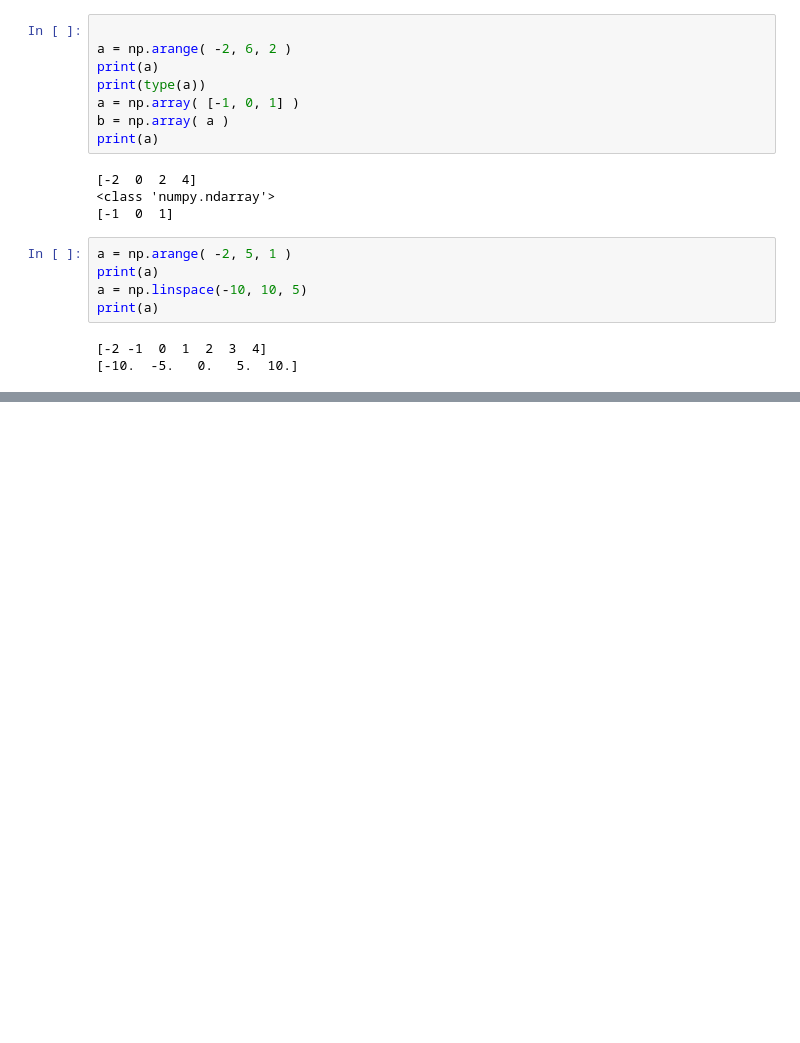
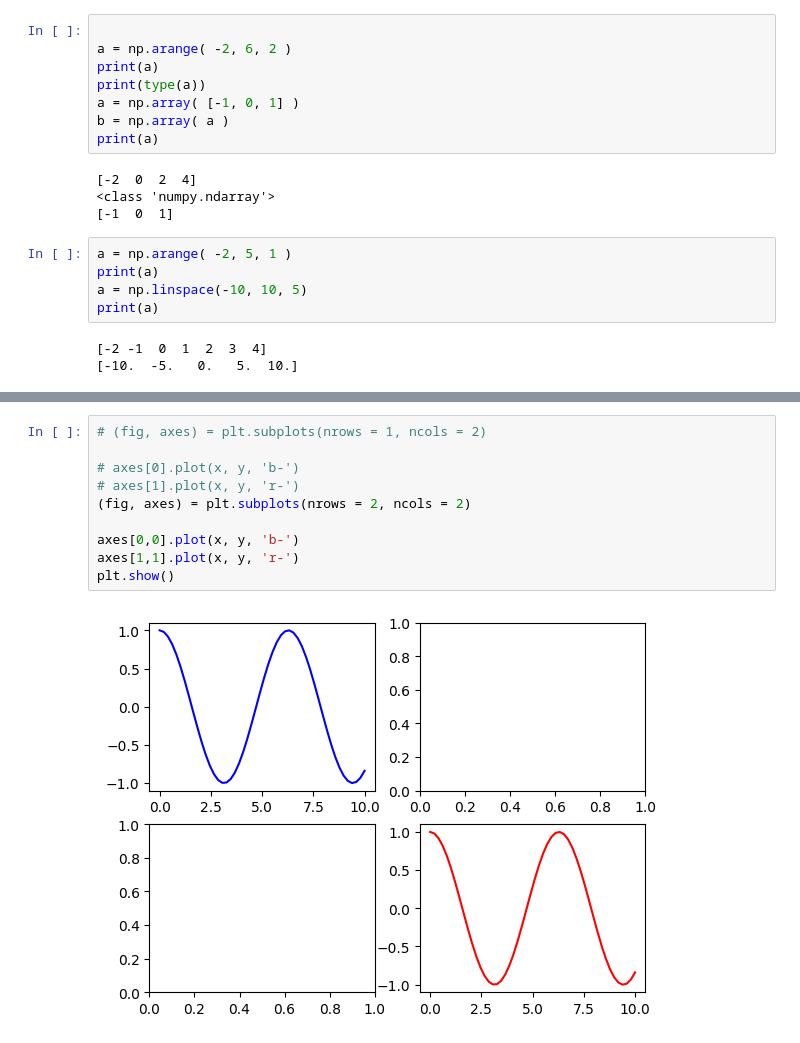
Before and after one commit to Dawn-19/sci-py-archer-course, a Jupyter notebook: my_code/lectures_260306_1.ipynb, the cells around one changed output, grey strips where cells are left out. Drawn from its saved outputs; the diff is of its cells as text; blank space fills up the shorter version.

```diff
--- a/my_code/lectures_260306_1.ipynb
+++ b/my_code/lectures_260306_1.ipynb
@@ -87,0 +114,12 @@ print(a)
+# %%
+# (fig, axes) = plt.subplots(nrows = 1, ncols = 2)
+
+# axes[0].plot(x, y, 'b-')
+# axes[1].plot(x, y, 'r-')
+(fig, axes) = plt.subplots(nrows = 2, ncols = 2)
+
+axes[0,0].plot(x, y, 'b-')
+axes[1,1].plot(x, y, 'r-')
+plt.show()
+# %% [output]
+[figure, added]
```
Also changed, not shown: parts of 13 cells of this notebook, 6 other files.
